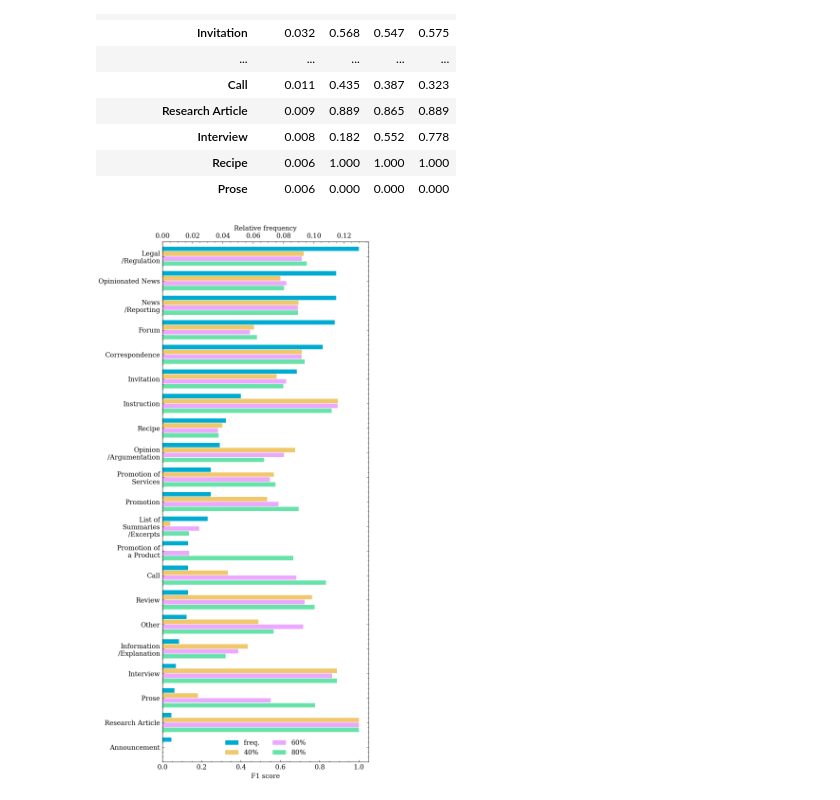
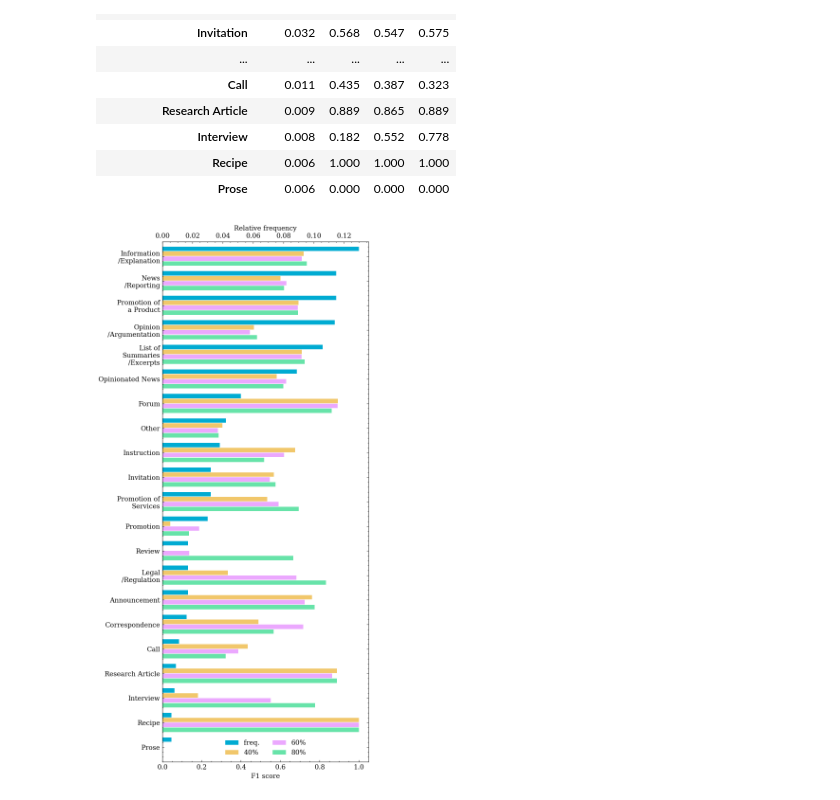
Before and after one commit to TajaKuzman/Transformers-GINCO-Experiments, a Jupyter notebook: 24_paper_additional_analysis.ipynb, the cells around one changed output. Cells and saved outputs as stored; diff of their text form; code cells hidden in the pictures.

```diff
--- a/24_paper_additional_analysis.ipynb
+++ b/24_paper_additional_analysis.ipynb
@@ -159,7 +159,7 @@ list_of_categories_matrix_donwnsampled = ['Information/Explanation','Instruction
 original = pd.read_csv("/home/peterr/macocu/task5_webgenres/data/interim/tabular_1d.csv")
 length = original.shape[0]
 percentages = dict()
-for label in train_labels_no_prefix:
+for label in utils.train_labels_no_prefix:
     percentages[label] = len(original[original.primary==label])/length
 del original
 
@@ -178,8 +178,8 @@ for name, setting in zip(["40%", "60%", "80%"],["minitrain_dd", "dd", "traindev_
     for l in subset.y_pred.values:
         y_preds.extend(utils.to_label(l))
     from sklearn.metrics import f1_score
-    f1s = f1_score(y_trues, y_preds, labels = train_labels_no_prefix, average=None)
-    current = {label: f1 for label, f1 in zip(train_labels_no_prefix, f1s)}
+    f1s = f1_score(y_trues, y_preds, labels = utils.train_labels_no_prefix, average=None)
+    current = {label: f1 for label, f1 in zip(utils.train_labels_no_prefix, f1s)}
     current
     #macrof1 = f1_score(y_trues, y_preds, labels = train_labels_no_prefix, average="macro")
     #current["macroF1"] = macrof1
@@ -213,8 +213,8 @@ plotdf = plotdf.sort_values(by="frequency", ascending=False)
 fig, ax = plt.subplots(figsize=(6,12), dpi=200)
 ax2 = plt.twiny(ax)
 spread_factor = 5
-train_labels = ['Information/Explanation', 'News/Reporting', 'Promotion of a Product', 'Opinion/Argumentation', 'List of Summaries/Excerpts', 'Opinionated News', 'Forum', 'Instruction', 'Other', 'Promotion of Services', 'Invitation', 'Promotion', 'Legal/Regulation', 'Announcement', 'Review', 'Correspondence', 'Call', 'Research Article', 'Interview', 'Recipe', 'Prose']
-labels = train_labels_no_prefix
+#train_labels = ['Information/Explanation', 'News/Reporting', 'Promotion of a Product', 'Opinion/Argumentation', 'List of Summaries/Excerpts', 'Opinionated News', 'Forum', 'Instruction', 'Other', 'Promotion of Services', 'Invitation', 'Promotion', 'Legal/Regulation', 'Announcement', 'Review', 'Correspondence', 'Call', 'Research Article', 'Interview', 'Recipe', 'Prose']
+labels = plotdf.index.values
 ind = np.arange(len(labels))*spread_factor
 
 sep = 1
@@ -232,31 +232,31 @@ colors = [
 
 lines.append(ax2.barh(ind-3*sep, plotdf["frequency"].values,
         height=height,
         label="freq.",
         color=colors[-1],
         align="edge"))
 
 for i, col in enumerate(["40%", "60%", "80%"]):
     lines.append(ax.barh(ind+(i-2)*sep, plotdf[col].values, height=height, label=col, color=colors[i],
     align = "edge"))
 ax.set_yticks(ind-1*sep)
 ax.set_yticklabels([label.replace("/", "\n/").replace(" of ", " of\n") for label in labels], #fontsize="x-small"
                     )
 ax.invert_yaxis()
 ax.set_xlabel("F1 score")
 
 
 ax2.set_xlabel("Relative frequency")
 
 labs = [l.get_label() for l in lines]
 ax.legend(lines, labs,
         # fontsize="x-small",
         ncol=2, loc=8)
 ax.set_ylim(102, -4)
 
 plt.tight_layout()
 plt.savefig("paper/Q3_3.png")
 plt.savefig("paper/Q3_3.pdf")
 plt.show()
 # %% [output]
-[figure, old version]
+[figure, new version]
```
Also changed, not shown: parts of 12 cells of this notebook.
